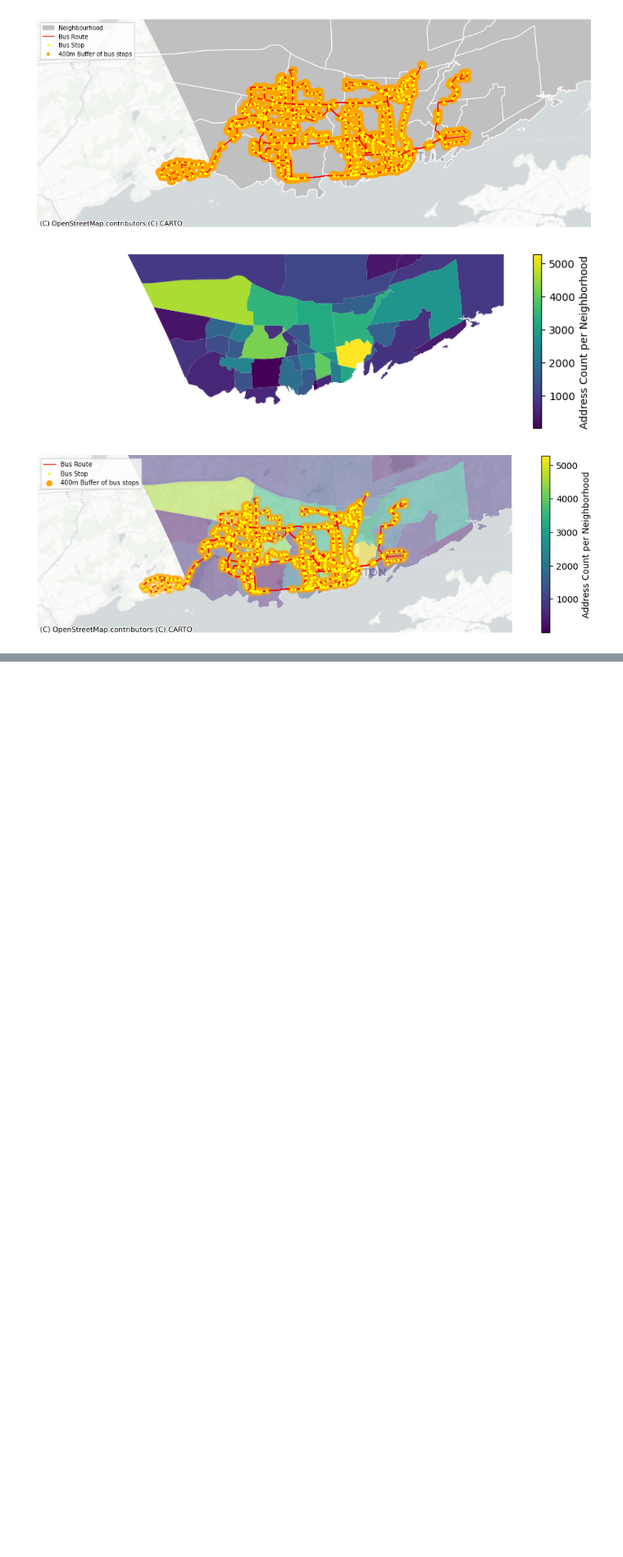
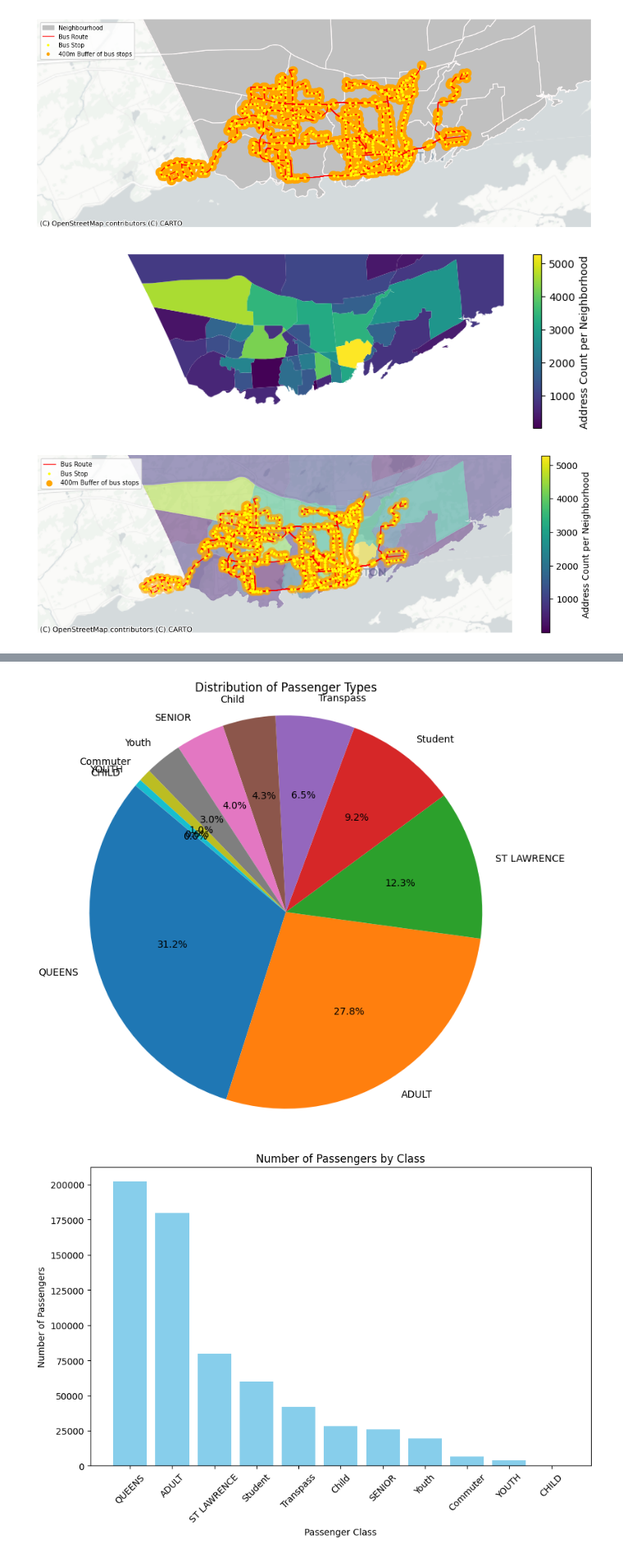
Before and after one commit to winfredtai/CISC451W24, a Jupyter notebook: A1/CISC451W24_Competition1_Q1Q2.ipynb, the cells around one changed output, grey strips where cells are left out. Shown at 82% size. Cells and saved outputs as stored; diff of their text form; code cells hidden in the pictures; blank space fills up the shorter version.

```diff
--- a/A1/CISC451W24_Competition1_Q1Q2.ipynb
+++ b/A1/CISC451W24_Competition1_Q1Q2.ipynb
@@ -697,0 +795,26 @@ plt.show()
+# %%
+# Count the number of occurrences for each passenger class
+class_distribution = transit_data_cleaned['Class'].value_counts()
+
+# Create a pie chart
+plt.figure(figsize=(8, 8))
+plt.pie(class_distribution, labels=class_distribution.index, autopct='%1.1f%%', startangle=140)
+plt.title('Distribution of Passenger Types')
+plt.axis('equal')  # Equal aspect ratio ensures that pie is drawn as a circle.
+
+# Show the pie chart
+plt.show()
+
+# Create a bar chart for comparison
+plt.figure(figsize=(10, 6))
+plt.bar(class_distribution.index, class_distribution.values, color='skyblue')
+plt.title('Number of Passengers by Class')
+plt.xlabel('Passenger Class')
+plt.ylabel('Number of Passengers')
+plt.xticks(rotation=45)  # Rotate the x labels to prevent overlap
+
+# Show the bar chart
+plt.show()
+# %% [output]
+[figure, added]
+[figure, added]
```
Also changed, not shown: parts of 16 cells of this notebook.
